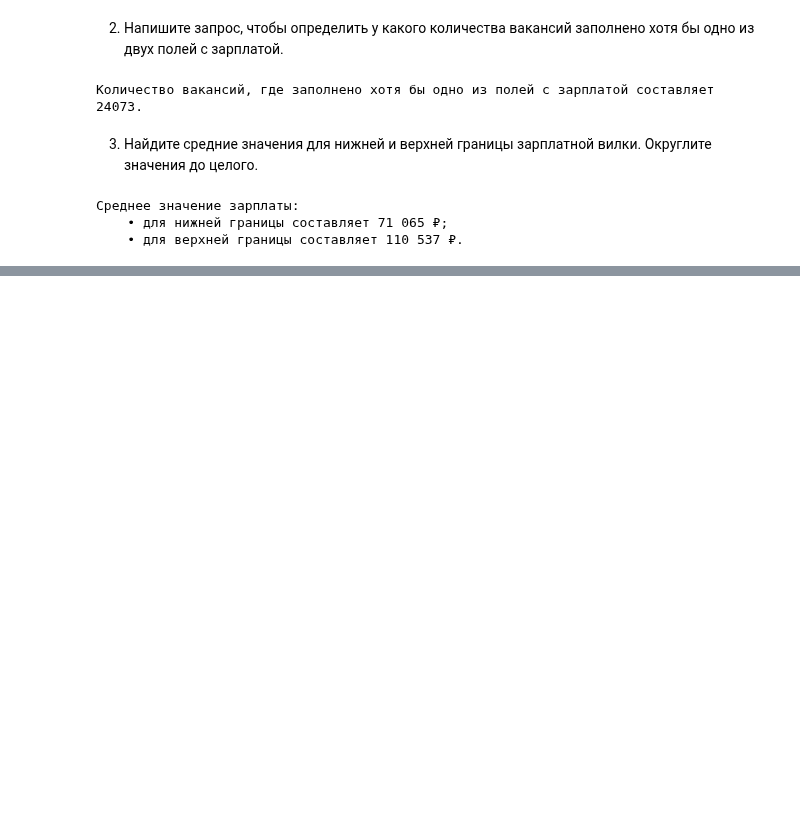
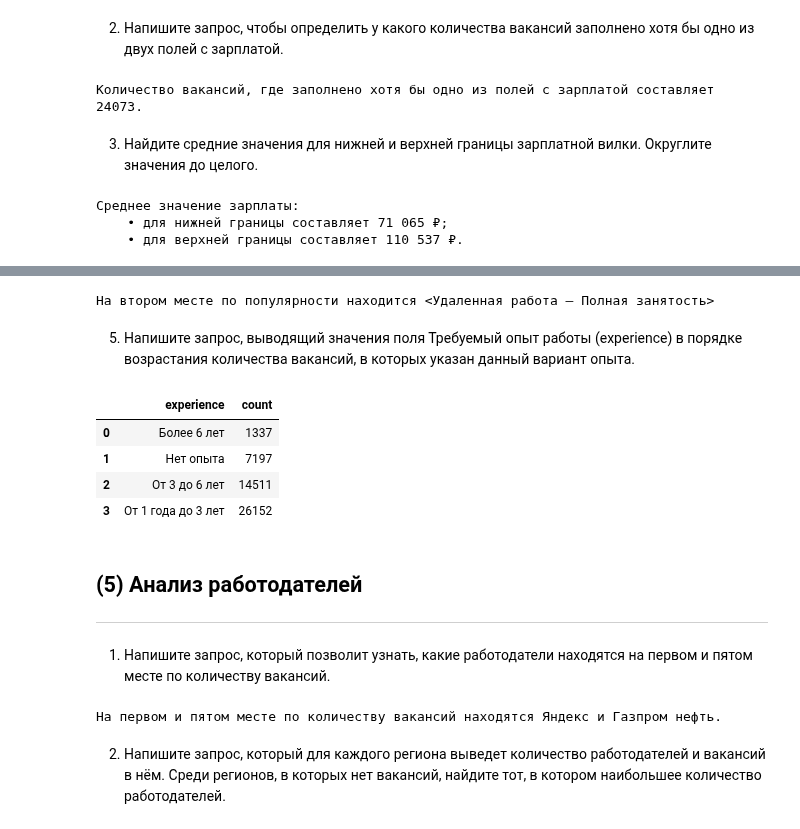
Before and after one commit to Stanislav-DS/sf_data_science, a Jupyter notebook: project_3_hh_sql/project_3_hh_sql.ipynb, the cells around one changed output, grey strips where cells are left out. Drawn from its saved outputs; the diff is of its cells as text; code cells hidden in the pictures; blank space fills up the shorter version.

```diff
--- a/project_3_hh_sql/project_3_hh_sql.ipynb
+++ b/project_3_hh_sql/project_3_hh_sql.ipynb
@@ -282,0 +316,32 @@ salary_to_mean
+# %%
+print(f"На втором месте по популярности находится <{df.iloc[1, 0]} \u2014 {df.iloc[1, 1]}>")
+# %% [output]
+На втором месте по популярности находится <Удаленная работа — Полная занятость>
+# %% [markdown]
+5. Напишите запрос, выводящий значения поля Требуемый опыт работы (experience) в порядке возрастания количества вакансий, в которых указан данный вариант опыта.
+# %%
+query_4_5 = f'''
+    select
+        experience,
+        count(*)
+    from
+        vacancies
+    group by
+        experience
+    order by
+        2
+'''
+df = pd.read_sql_query(query_4_5, connection)
+# %%
+df
+# %% [output]
+|  | experience | count |
+| 0 | Более 6 лет | 1337 |
+| 1 | Нет опыта | 7197 |
+| 2 | От 3 до 6 лет | 14511 |
+| 3 | От 1 года до 3 лет | 26152 |
+# %% [markdown]
+## (5) Анализ работодателей
+---
+# %% [markdown]
+1. Напишите запрос, который позволит узнать, какие работодатели находятся на первом и пятом месте по количеству вакансий.
@@ -282,0 +363,7 @@ salary_to_mean
+# %%
+print(f"На первом и пятом месте по количеству вакансий находятся {df['name'].iloc[0]} и {df['name'].iloc[4]}.")
+# %% [output]
+На первом и пятом месте по количеству вакансий находятся Яндекс и Газпром нефть.
+# %% [markdown]
+2. Напишите запрос, который для каждого региона выведет количество работодателей и вакансий в нём.
+Среди регионов, в которых нет вакансий, найдите тот, в котором наибольшее количество работодателей.
```
Also changed, not shown: parts of 19 cells of this notebook.
